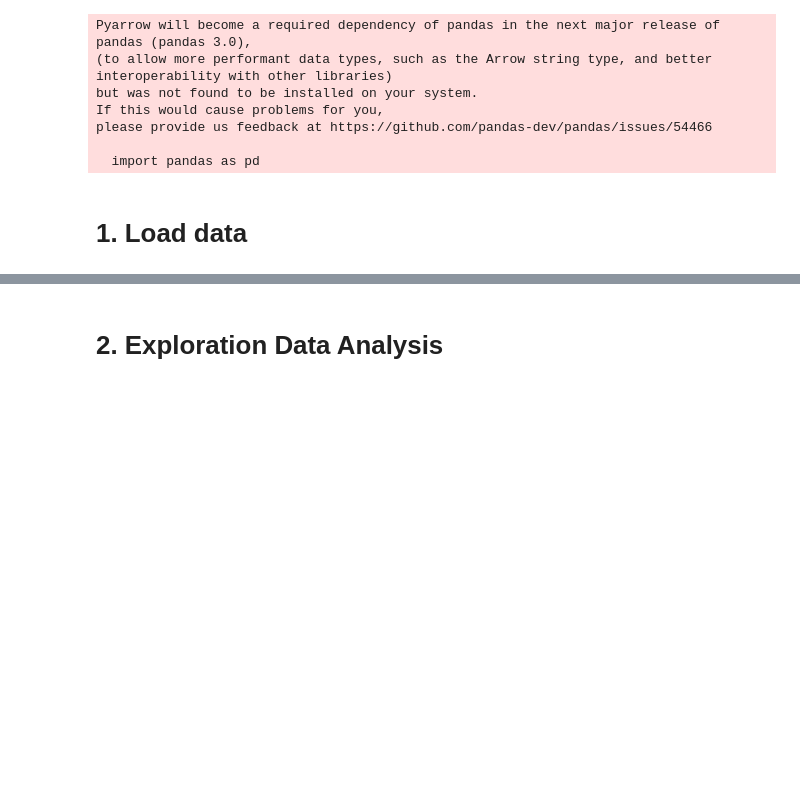
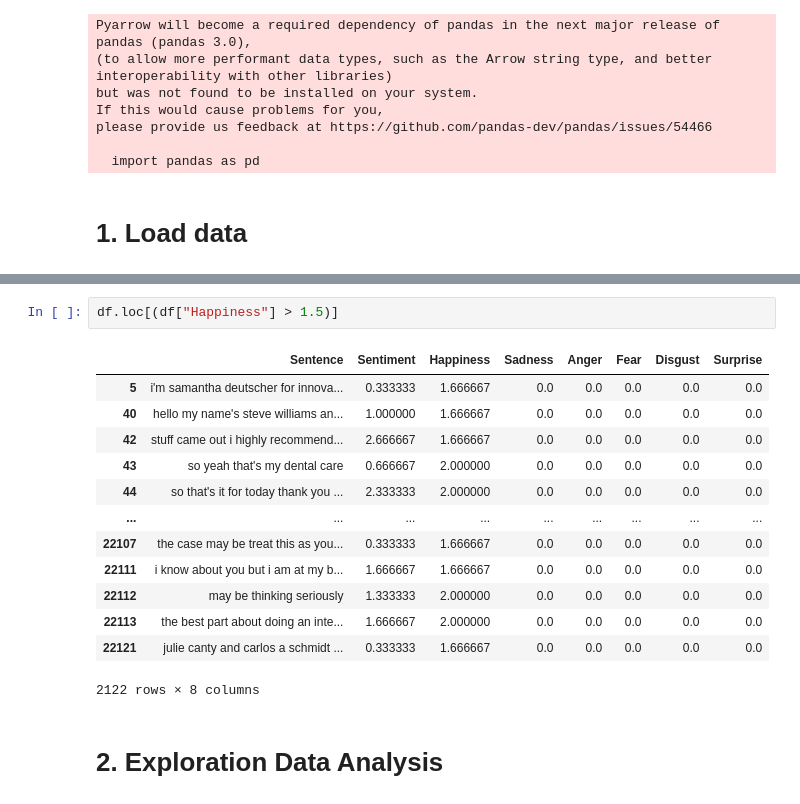
Before and after one commit to viniciusparede/msc, a Jupyter notebook: notebooks/EDA.ipynb, the cells around one changed output, grey strips where cells are left out. Saved outputs shown, nothing was run; the diff lists cells and outputs as text; blank space fills up the shorter version.

```diff
--- a/notebooks/EDA.ipynb
+++ b/notebooks/EDA.ipynb
@@ -92,4 +92,20 @@ Número total de sentenças:          22137
 22137 rows × 8 columns
+# %%
+df.loc[(df["Happiness"] > 1.5)]
+# %% [output]
+|  | Sentence | Sentiment | Happiness | Sadness | Anger | Fear | Disgust | Surprise |
+| 5 | i'm samantha deutscher for innova... | 0.333333 | 1.666667 | 0.0 | 0.0 | 0.0 | 0.0 | 0.0 |
+| 40 | hello my name's steve williams an... | 1.000000 | 1.666667 | 0.0 | 0.0 | 0.0 | 0.0 | 0.0 |
+| 42 | stuff came out i highly recommend... | 2.666667 | 1.666667 | 0.0 | 0.0 | 0.0 | 0.0 | 0.0 |
+| 43 | so yeah that's my dental care | 0.666667 | 2.000000 | 0.0 | 0.0 | 0.0 | 0.0 | 0.0 |
+| 44 | so that's it for today thank you ... | 2.333333 | 2.000000 | 0.0 | 0.0 | 0.0 | 0.0 | 0.0 |
+| ... | ... | ... | ... | ... | ... | ... | ... | ... |
+| 22107 | the case may be treat this as you... | 0.333333 | 1.666667 | 0.0 | 0.0 | 0.0 | 0.0 | 0.0 |
+| 22111 | i know about you but i am at my b... | 1.666667 | 1.666667 | 0.0 | 0.0 | 0.0 | 0.0 | 0.0 |
+| 22112 | may be thinking seriously | 1.333333 | 2.000000 | 0.0 | 0.0 | 0.0 | 0.0 | 0.0 |
+| 22113 | the best part about doing an inte... | 1.666667 | 2.000000 | 0.0 | 0.0 | 0.0 | 0.0 | 0.0 |
+| 22121 | julie canty and carlos a schmidt ... | 0.333333 | 1.666667 | 0.0 | 0.0 | 0.0 | 0.0 | 0.0 |
+2122 rows × 8 columns
 # %% [markdown]
 # 2. Exploration Data Analysis
 # %% [markdown]
```
Also changed, not shown: parts of 17 cells of this notebook, 5 other files.
